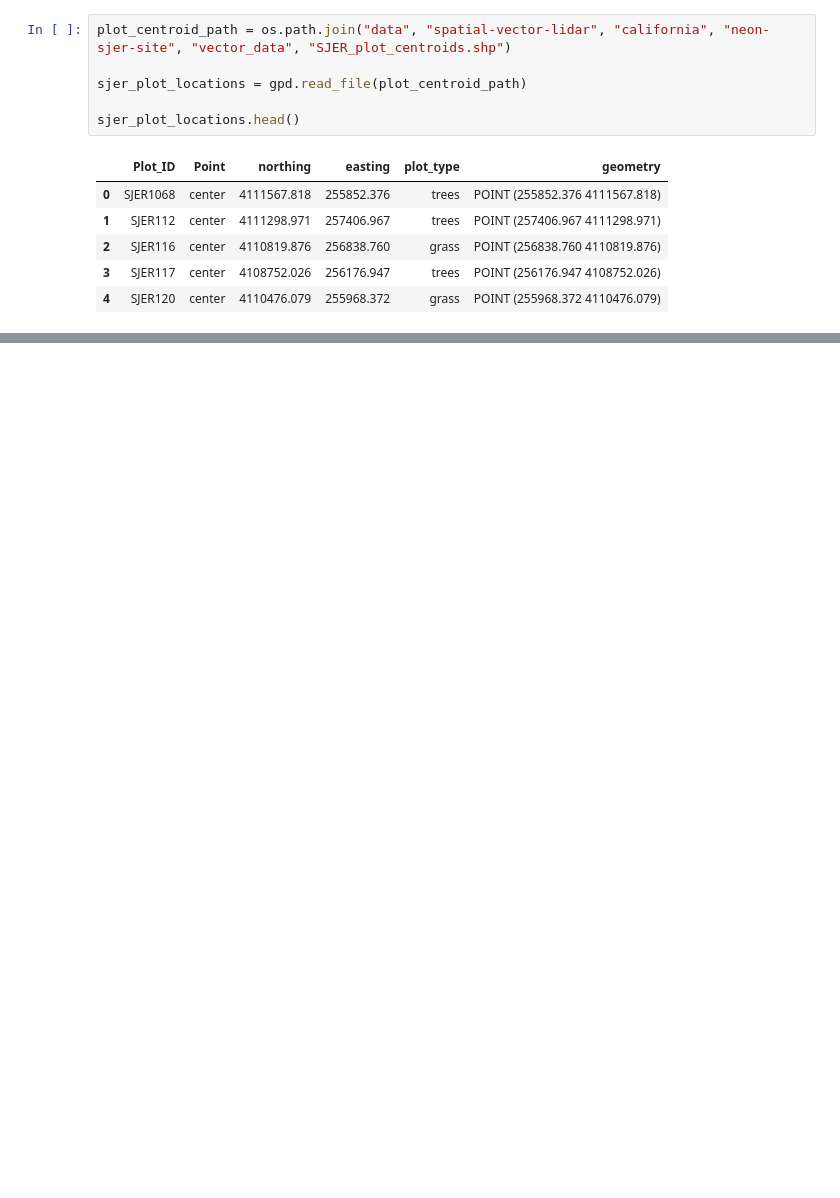
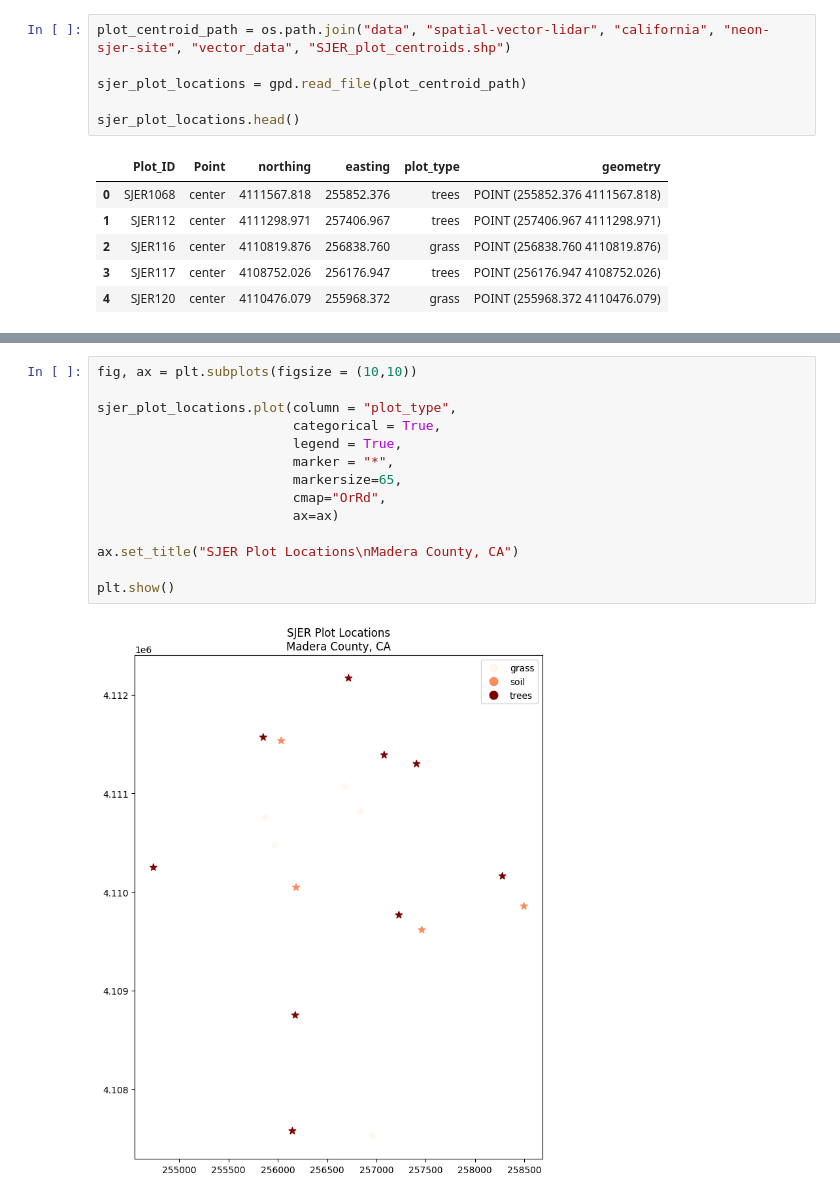
Before and after one commit to debbfest/debbfest-gisc605-lab2, a Jupyter notebook: intro_to_vector.ipynb, the cells around one changed output, grey strips where cells are left out. Saved outputs shown, nothing was run; the diff lists cells and outputs as text; blank space fills up the shorter version.

```diff
--- a/intro_to_vector.ipynb
+++ b/intro_to_vector.ipynb
@@ -24,0 +80,16 @@ sjer_plot_locations.head()
+# %%
+fig, ax = plt.subplots(figsize = (10,10))
+
+sjer_plot_locations.plot(column = "plot_type",
+                         categorical = True,
+                         legend = True,
+                         marker = "*",
+                         markersize=65,
+                         cmap="OrRd",
+                         ax=ax)
+
+ax.set_title("SJER Plot Locations\nMadera County, CA")
+
+plt.show()
+# %% [output]
+[figure, added]
```
Also changed, not shown: parts of 11 cells of this notebook.
